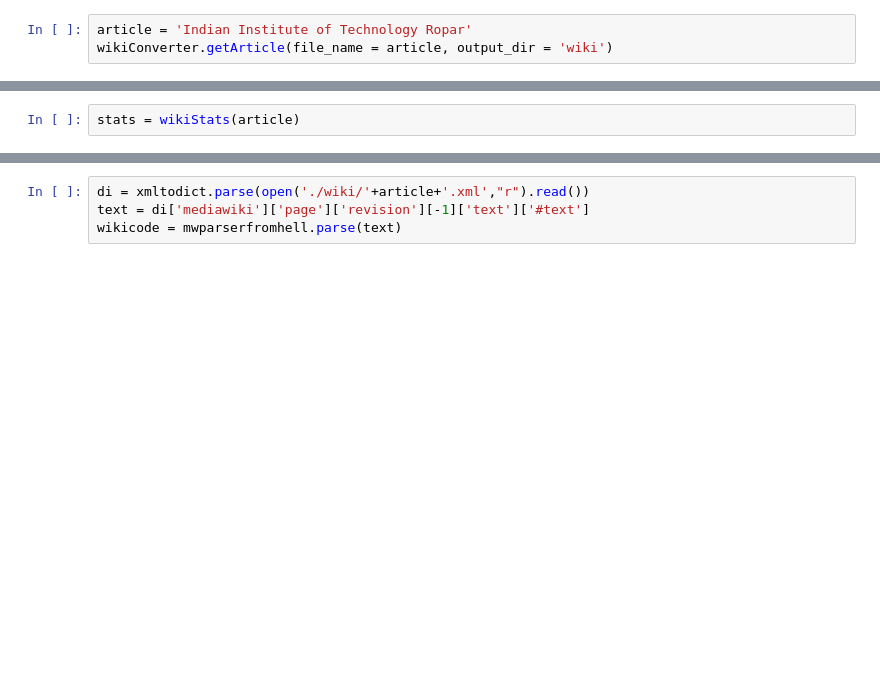
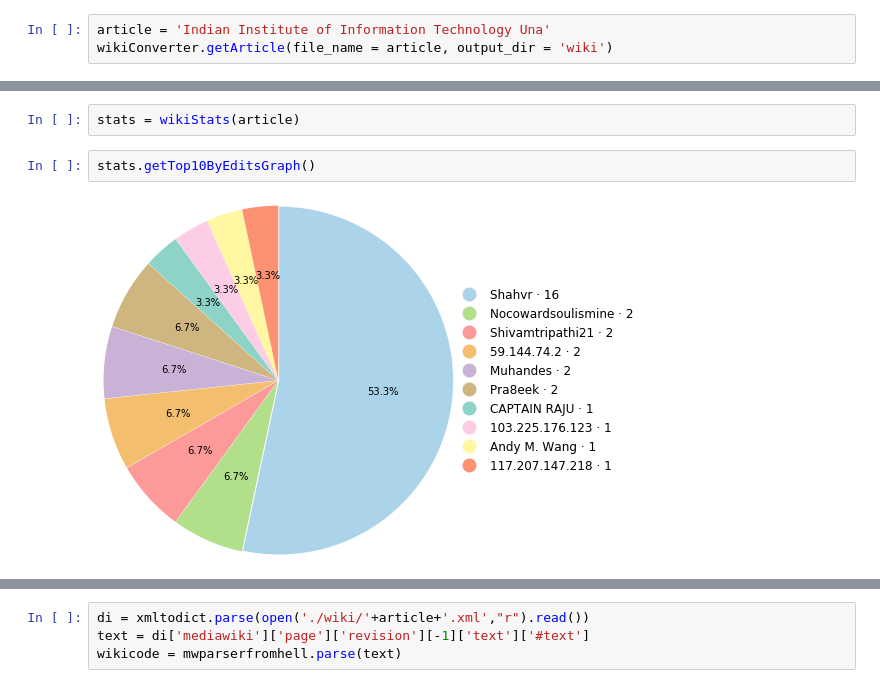
Before and after one commit to pra8eek/KDAP, a Jupyter notebook: wikiStats.ipynb, the cells around one changed output, grey strips where cells are left out. Saved outputs shown, nothing was run; the diff lists cells and outputs as text; blank space fills up the shorter version.

```diff
--- a/wikiStats.ipynb
+++ b/wikiStats.ipynb
@@ -7,6 +7,6 @@ import mwparserfromhell
 import matplotlib.pyplot as plt
 from matplotlib.lines import Line2D
 # %%
-article = 'Indian Institute of Technology Ropar'
+article = 'Indian Institute of Information Technology Una'
 wikiConverter.getArticle(file_name = article, output_dir = 'wiki')
 # %% [output]
@@ -1131,2 +1198,6 @@ class wikiStats :
 # %%
 stats = wikiStats(article)
+# %%
+stats.getTop10ByEditsGraph()
+# %% [output]
+[figure, added]
```
Also changed, not shown: parts of 13 cells of this notebook.
